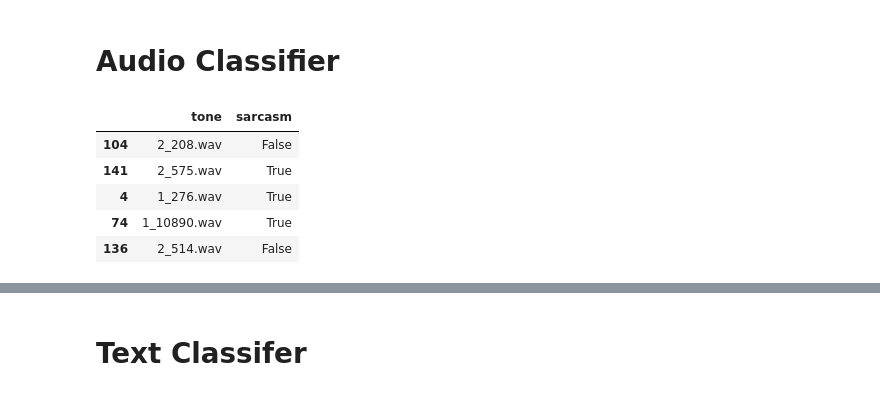
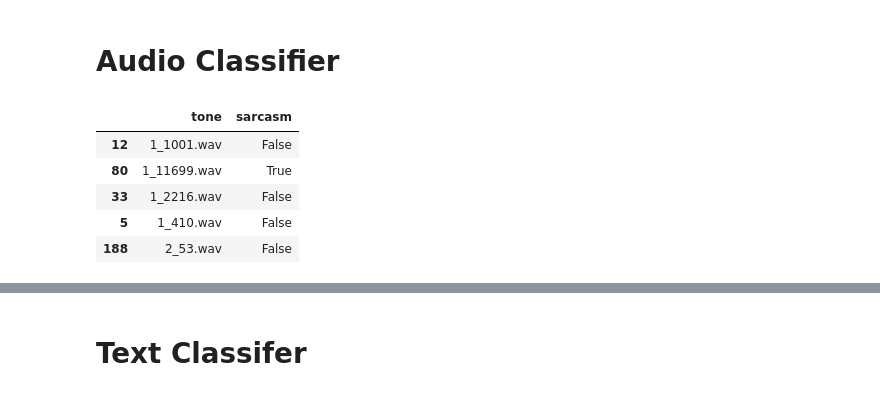
Before and after one commit to katiesun138/cmpt-419, a Jupyter notebook: SarcasmDetectionModel.ipynb, the cells around one changed output, grey strips where cells are left out. Saved outputs shown, nothing was run; the diff lists cells and outputs as text; code cells hidden in the pictures.

Commit message:
Initial tone model completed

```diff
--- a/SarcasmDetectionModel.ipynb
+++ b/SarcasmDetectionModel.ipynb
@@ -16,21 +16,24 @@ train_df, test_df = train_test_split(df, test_size=0.2, random_state=0)
 # %% [markdown]
 # Audio Classifier
 # %%
-from pathlib import Path
 import os
 import numpy as np
 import librosa
 import librosa.display
 import matplotlib.pyplot as plt
+from tensorflow.keras.utils import to_categorical
 from IPython.display import Audio
+from skimage import color
 
 #Extract relevant columns
-tone_df = train_df[['tone', 'sarcasm']]
-tone_df.head()
+train_tone_df = train_df[['tone', 'sarcasm']]
+train_tone_df.head()
+test_tone_df = test_df[['tone', 'sarcasm']]
+test_tone_df.head()
 # %% [output]
 |  | tone | sarcasm |
-| 104 | 2_208.wav | False |
-| 141 | 2_575.wav | True |
-| 4 | 1_276.wav | True |
-| 74 | 1_10890.wav | True |
-| 136 | 2_514.wav | False |
+| 12 | 1_1001.wav | False |
+| 80 | 1_11699.wav | True |
+| 33 | 1_2216.wav | False |
+| 5 | 1_410.wav | False |
+| 188 | 2_53.wav | False |
```
Also changed, not shown: parts of 10 cells of this notebook.
